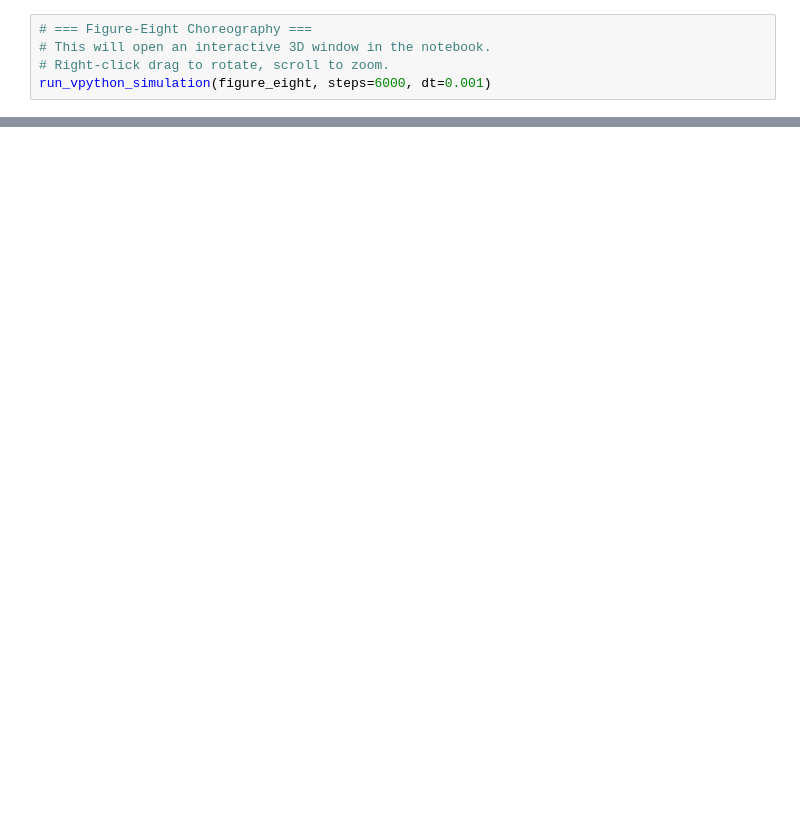
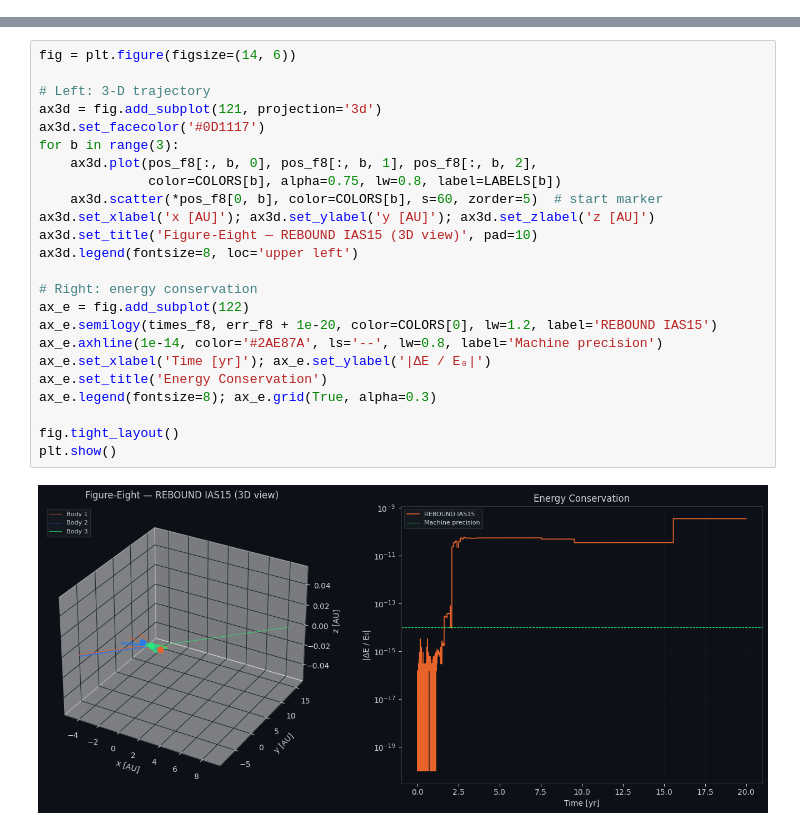
Before and after one commit to shreeharshshinde/three-body-problem, a Jupyter notebook: notebooks/06_3d_visualization.ipynb, the cells around one changed output, grey strips where cells are left out. Cells and saved outputs as stored; diff of their text form; blank space fills up the shorter version.

Commit message:
docs: update notebook title, reorganize visualization tools, and refactor REBOUND simulation setup

```diff
--- a/notebooks/06_3d_visualization.ipynb
+++ b/notebooks/06_3d_visualization.ipynb
@@ -265,5 +0,0 @@ ModuleNotFoundError: No module named 'pkg_resources'
-# %%
-# === Figure-Eight Choreography ===
-# This will open an interactive 3D window in the notebook.
-# Right-click drag to rotate, scroll to zoom.
-run_vpython_simulation(figure_eight, steps=6000, dt=0.001)
@@ -344,0 +127,26 @@ print(f'Our Leapfrog   max ΔE/E₀: {res_lf.max_energy_error:.2e}')
+# %%
+fig = plt.figure(figsize=(14, 6))
+
+# Left: 3-D trajectory
+ax3d = fig.add_subplot(121, projection='3d')
+ax3d.set_facecolor('#0D1117')
+for b in range(3):
+    ax3d.plot(pos_f8[:, b, 0], pos_f8[:, b, 1], pos_f8[:, b, 2],
+              color=COLORS[b], alpha=0.75, lw=0.8, label=LABELS[b])
+    ax3d.scatter(*pos_f8[0, b], color=COLORS[b], s=60, zorder=5)  # start marker
+ax3d.set_xlabel('x [AU]'); ax3d.set_ylabel('y [AU]'); ax3d.set_zlabel('z [AU]')
+ax3d.set_title('Figure-Eight — REBOUND IAS15 (3D view)', pad=10)
+ax3d.legend(fontsize=8, loc='upper left')
+
+# Right: energy conservation
+ax_e = fig.add_subplot(122)
+ax_e.semilogy(times_f8, err_f8 + 1e-20, color=COLORS[0], lw=1.2, label='REBOUND IAS15')
+ax_e.axhline(1e-14, color='#2AE87A', ls='--', lw=0.8, label='Machine precision')
+ax_e.set_xlabel('Time [yr]'); ax_e.set_ylabel('|ΔE / E₀|')
+ax_e.set_title('Energy Conservation')
+ax_e.legend(fontsize=8); ax_e.grid(True, alpha=0.3)
+
+fig.tight_layout()
+plt.show()
+# %% [output]
+[figure, added]
```
Also changed, not shown: parts of 34 cells of this notebook.
